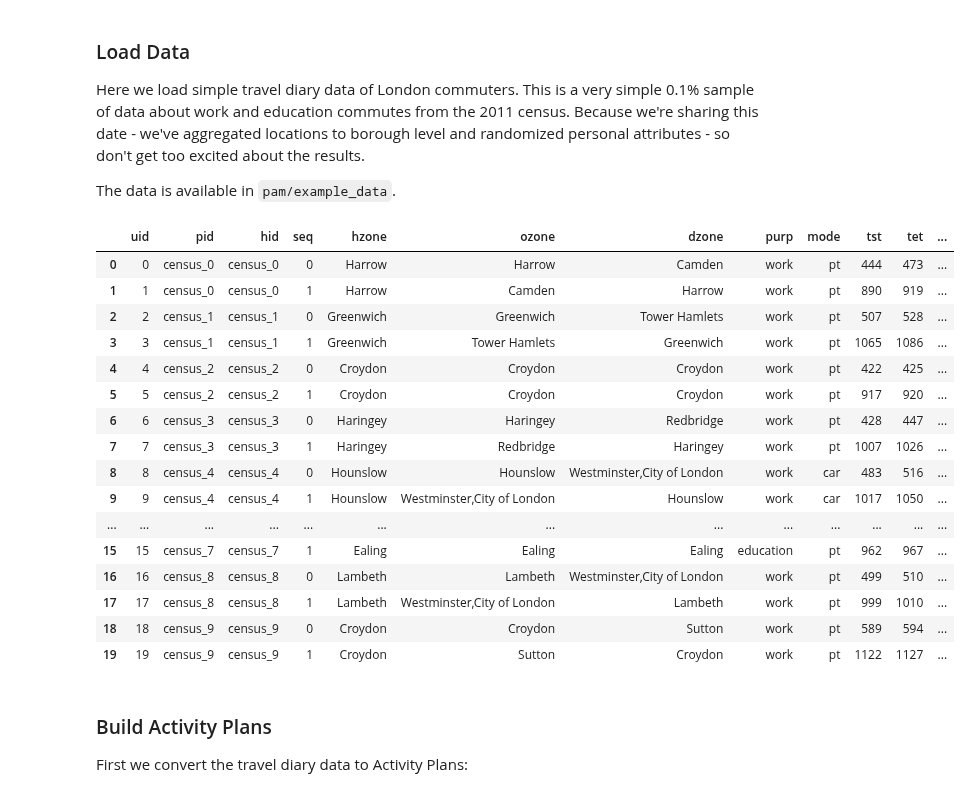
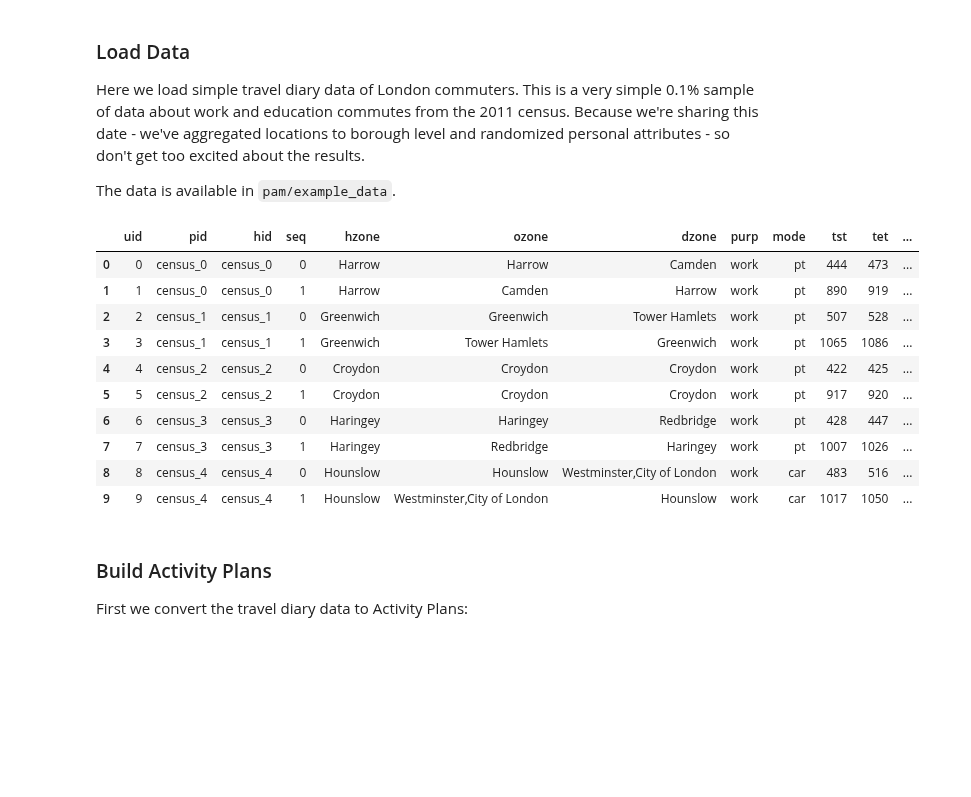
Before and after one commit to arup-group/pam, a Jupyter notebook: notebooks/pam-getting-started.ipynb, the cells around one changed output. Saved outputs shown, nothing was run; the diff lists cells and outputs as text; code cells hidden in the pictures; blank space fills up the shorter version.

```diff
--- a/notebooks/pam-getting-started.ipynb
+++ b/notebooks/pam-getting-started.ipynb
@@ -26,25 +26,19 @@ trips = pd.read_csv(os.path.join(path_to_repo, 'example_data/example_travel_diar
 attributes = pd.read_csv(os.path.join(path_to_repo, 'example_data/example_attributes.csv'))
 attributes.set_index('pid', inplace=True)
 # %%
-trips.head(20)
+trips.head(10)
 # %% [output]
 |  | uid | pid | hid | seq | hzone | ozone | dzone | purp | mode | tst | tet | ... |
 | 0 | 0 | census_0 | census_0 | 0 | Harrow | Harrow | Camden | work | pt | 444 | 473 | ... |
 | 1 | 1 | census_0 | census_0 | 1 | Harrow | Camden | Harrow | work | pt | 890 | 919 | ... |
 | 2 | 2 | census_1 | census_1 | 0 | Greenwich | Greenwich | Tower Hamlets | work | pt | 507 | 528 | ... |
 | 3 | 3 | census_1 | census_1 | 1 | Greenwich | Tower Hamlets | Greenwich | work | pt | 1065 | 1086 | ... |
 | 4 | 4 | census_2 | census_2 | 0 | Croydon | Croydon | Croydon | work | pt | 422 | 425 | ... |
 | 5 | 5 | census_2 | census_2 | 1 | Croydon | Croydon | Croydon | work | pt | 917 | 920 | ... |
 | 6 | 6 | census_3 | census_3 | 0 | Haringey | Haringey | Redbridge | work | pt | 428 | 447 | ... |
 | 7 | 7 | census_3 | census_3 | 1 | Haringey | Redbridge | Haringey | work | pt | 1007 | 1026 | ... |
 | 8 | 8 | census_4 | census_4 | 0 | Hounslow | Hounslow | Westminster,City of London | work | car | 483 | 516 | ... |
 | 9 | 9 | census_4 | census_4 | 1 | Hounslow | Westminster,City of London | Hounslow | work | car | 1017 | 1050 | ... |
-| ... | ... | ... | ... | ... | ... | ... | ... | ... | ... | ... | ... | ... |
-| 15 | 15 | census_7 | census_7 | 1 | Ealing | Ealing | Ealing | education | pt | 962 | 967 | ... |
-| 16 | 16 | census_8 | census_8 | 0 | Lambeth | Lambeth | Westminster,City of London | work | pt | 499 | 510 | ... |
-| 17 | 17 | census_8 | census_8 | 1 | Lambeth | Westminster,City of London | Lambeth | work | pt | 999 | 1010 | ... |
-| 18 | 18 | census_9 | census_9 | 0 | Croydon | Croydon | Sutton | work | pt | 589 | 594 | ... |
-| 19 | 19 | census_9 | census_9 | 1 | Croydon | Sutton | Croydon | work | pt | 1122 | 1127 | ... |
 # %% [markdown]
 ### Build Activity Plans
 
```
Also changed, not shown: parts of 9 cells of this notebook.
